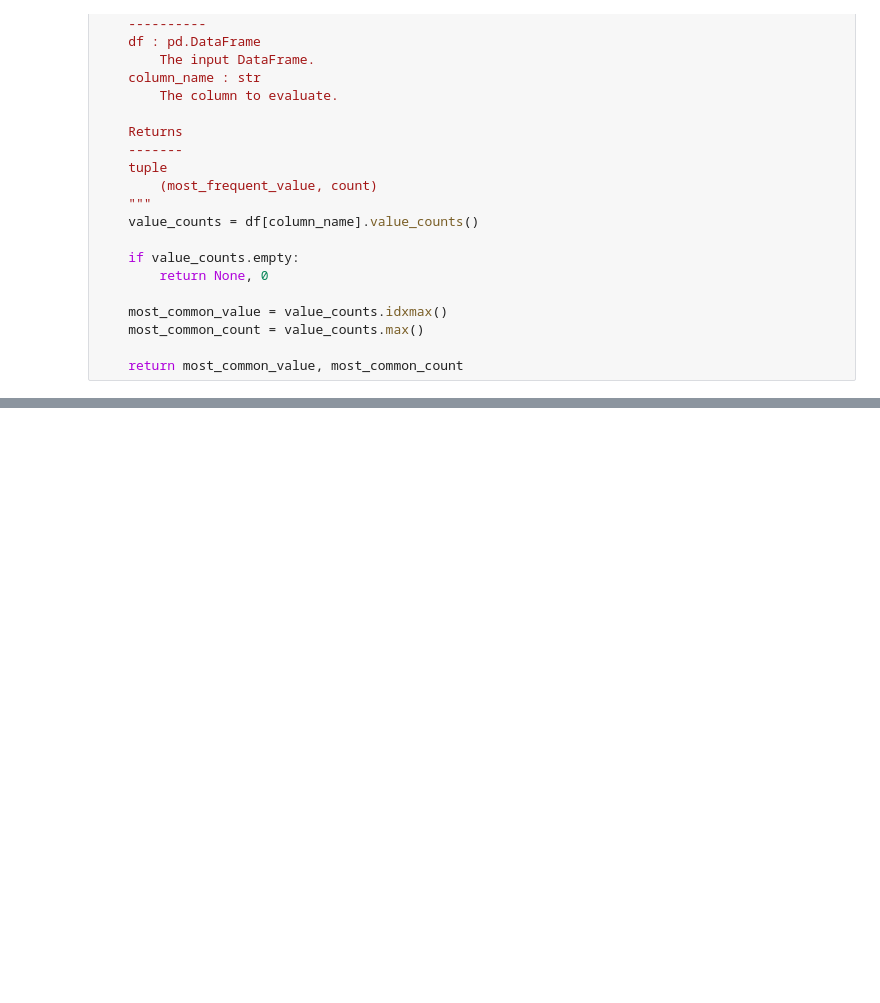
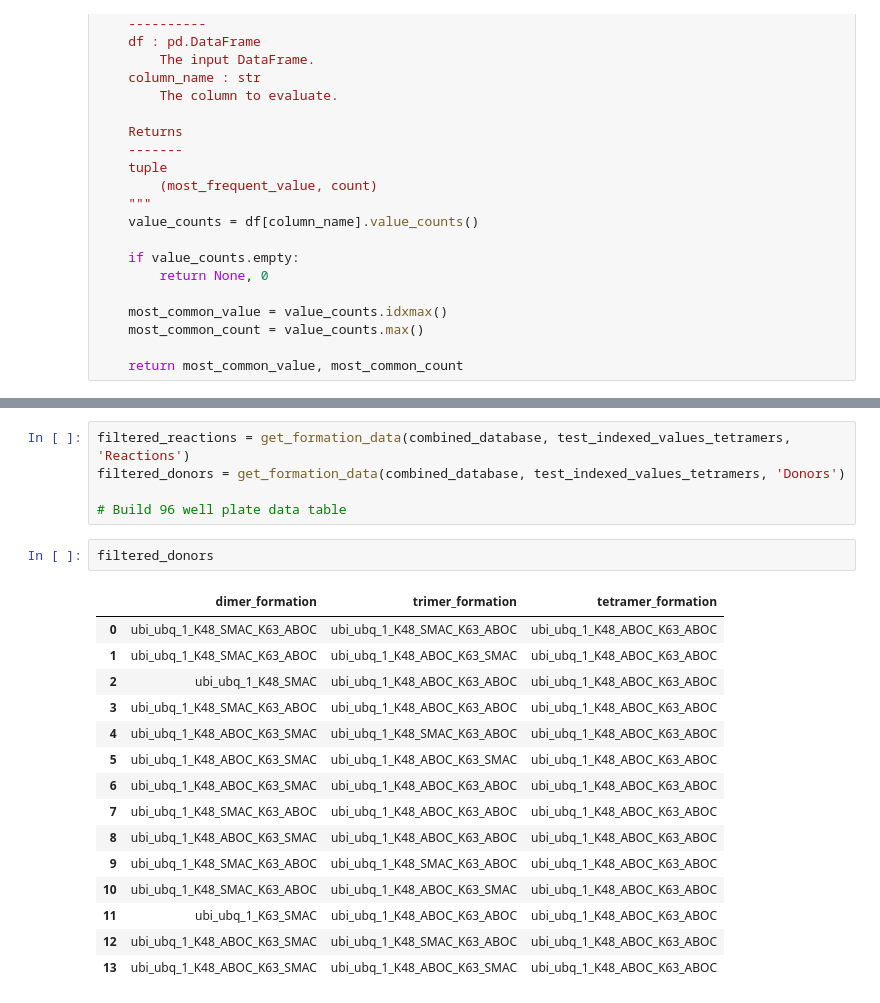
Before and after one commit to erickummelstedt/ubiquitinformatics, a Jupyter notebook: back_end/src/test.ipynb, the cells around one changed output, grey strips where cells are left out. Saved outputs shown, nothing was run; the diff lists cells and outputs as text; blank space fills up the shorter version.

```diff
--- a/back_end/src/test.ipynb
+++ b/back_end/src/test.ipynb
@@ -271,0 +748,23 @@ df.to_csv('Ub5_14.csv', index=False)
+# %%
+filtered_reactions = get_formation_data(combined_database, test_indexed_values_tetramers, 'Reactions')
+filtered_donors = get_formation_data(combined_database, test_indexed_values_tetramers, 'Donors')
+
+# Build 96 well plate data table
+# %%
+filtered_donors
+# %% [output]
+|  | dimer_formation | trimer_formation | tetramer_formation |
+| 0 | ubi_ubq_1_K48_SMAC_K63_ABOC | ubi_ubq_1_K48_SMAC_K63_ABOC | ubi_ubq_1_K48_ABOC_K63_ABOC |
+| 1 | ubi_ubq_1_K48_SMAC_K63_ABOC | ubi_ubq_1_K48_ABOC_K63_SMAC | ubi_ubq_1_K48_ABOC_K63_ABOC |
+| 2 | ubi_ubq_1_K48_SMAC | ubi_ubq_1_K48_ABOC_K63_ABOC | ubi_ubq_1_K48_ABOC_K63_ABOC |
+| 3 | ubi_ubq_1_K48_SMAC_K63_ABOC | ubi_ubq_1_K48_ABOC_K63_ABOC | ubi_ubq_1_K48_ABOC_K63_ABOC |
+| 4 | ubi_ubq_1_K48_ABOC_K63_SMAC | ubi_ubq_1_K48_SMAC_K63_ABOC | ubi_ubq_1_K48_ABOC_K63_ABOC |
+| 5 | ubi_ubq_1_K48_ABOC_K63_SMAC | ubi_ubq_1_K48_ABOC_K63_SMAC | ubi_ubq_1_K48_ABOC_K63_ABOC |
+| 6 | ubi_ubq_1_K48_ABOC_K63_SMAC | ubi_ubq_1_K48_ABOC_K63_ABOC | ubi_ubq_1_K48_ABOC_K63_ABOC |
+| 7 | ubi_ubq_1_K48_SMAC_K63_ABOC | ubi_ubq_1_K48_ABOC_K63_ABOC | ubi_ubq_1_K48_ABOC_K63_ABOC |
+| 8 | ubi_ubq_1_K48_ABOC_K63_SMAC | ubi_ubq_1_K48_ABOC_K63_ABOC | ubi_ubq_1_K48_ABOC_K63_ABOC |
+| 9 | ubi_ubq_1_K48_SMAC_K63_ABOC | ubi_ubq_1_K48_SMAC_K63_ABOC | ubi_ubq_1_K48_ABOC_K63_ABOC |
+| 10 | ubi_ubq_1_K48_SMAC_K63_ABOC | ubi_ubq_1_K48_ABOC_K63_SMAC | ubi_ubq_1_K48_ABOC_K63_ABOC |
+| 11 | ubi_ubq_1_K63_SMAC | ubi_ubq_1_K48_ABOC_K63_ABOC | ubi_ubq_1_K48_ABOC_K63_ABOC |
+| 12 | ubi_ubq_1_K48_ABOC_K63_SMAC | ubi_ubq_1_K48_SMAC_K63_ABOC | ubi_ubq_1_K48_ABOC_K63_ABOC |
+| 13 | ubi_ubq_1_K48_ABOC_K63_SMAC | ubi_ubq_1_K48_ABOC_K63_SMAC | ubi_ubq_1_K48_ABOC_K63_ABOC |
```
Also changed, not shown: parts of 17 cells of this notebook, 7 other files.
